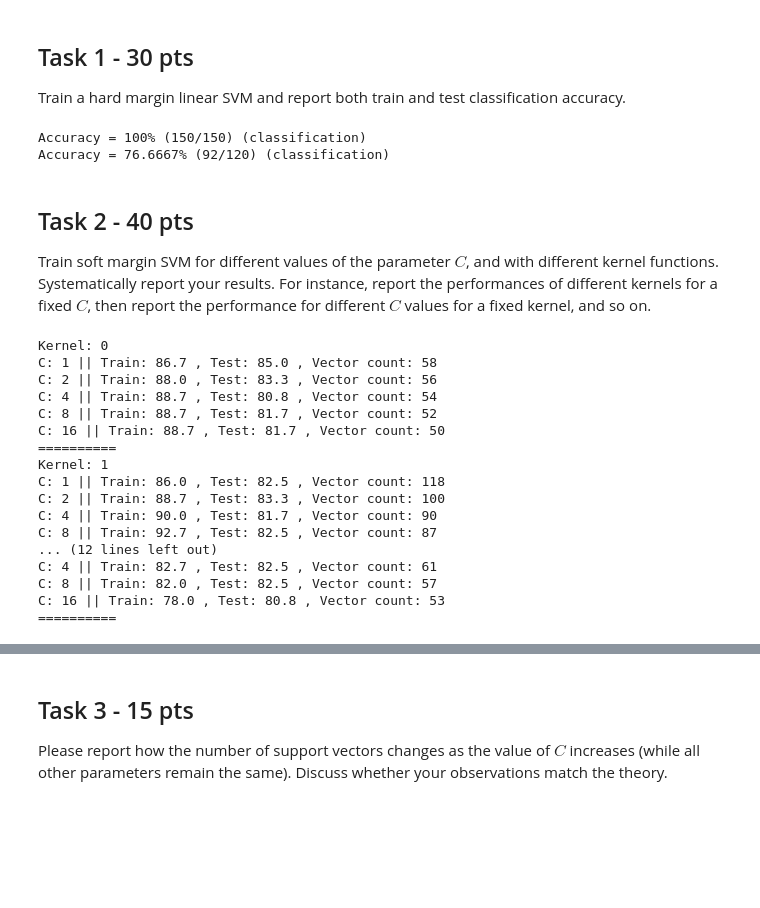
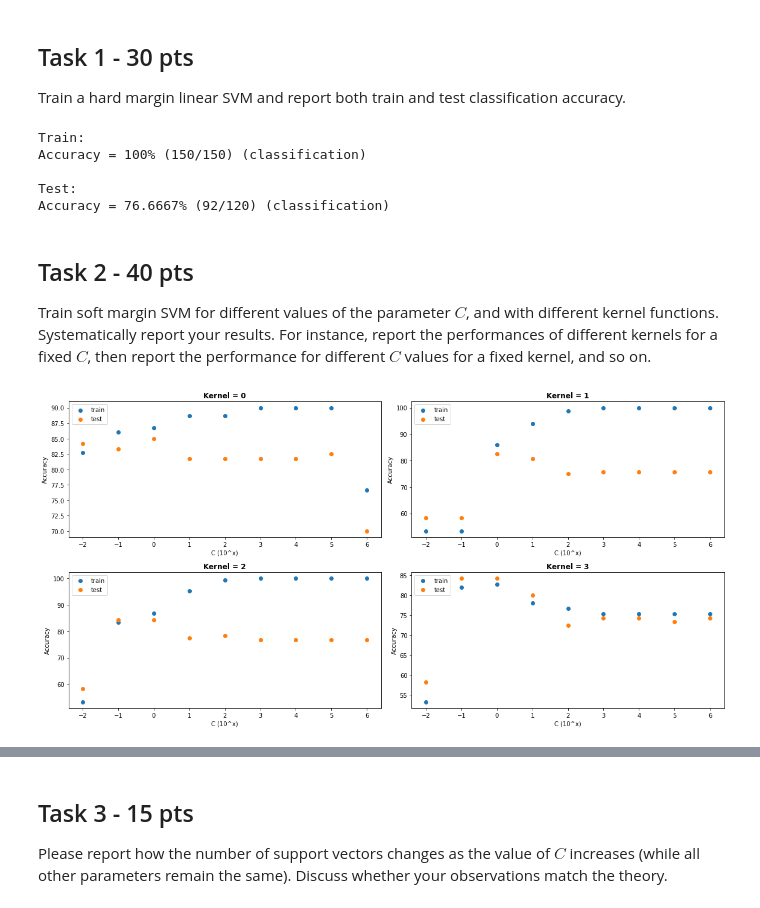
Before and after one commit to emirhansarac29/MachineBoys, a Jupyter notebook: project2/SolnTemplate.ipynb, the cells around one changed output, grey strips where cells are left out. Drawn from its saved outputs; the diff is of its cells as text; code cells hidden in the pictures; blank space fills up the shorter version.

Commit message:
Add charts and graphs.

```diff
--- a/project2/SolnTemplate.ipynb
+++ b/project2/SolnTemplate.ipynb
@@ -36,24 +54,28 @@ SVM_PROBLEM = svm_problem(train_y, train_x)
 hard_svm_parameter = svm_parameter('-c 999999999')
 hard_svm_model = svm_train(SVM_PROBLEM, hard_svm_parameter)
 
+print("Train:")
 train_res=svm_predict(train_y, train_x, hard_svm_model)
+print("\nTest:")
 test_res=svm_predict(test_y, test_x, hard_svm_model)
 
 # Accuracy:
 # print(train_res[1][0])
 # print(test_res[1][0])
 # %% [output]
+Train:
 Accuracy = 100% (150/150) (classification)
+
+Test:
 Accuracy = 76.6667% (92/120) (classification)
 # %% [markdown]
 ## Task 2 - 40 pts
 
 Train soft margin SVM for different values of the parameter $C$, and with different kernel functions. Systematically report your results. For instance, report the performances of different kernels for a fixed $C$, then report the performance for different $C$ values for a fixed kernel, and so on.
 # %%
-kernels = [0,1,2,3]
+kernels = range(4)
 
-# Realistic c values needed here. Current value list contains powers of 2.
-c_vals = [2**x for x in range(5)]
+c_vals = [10**x for x in range(-2,7)]
 
 results = {}
 for k in kernels:
@@ -69,26 +91,27 @@ for k in kernels:
         k_res[c] = (train_res[1][0], test_res[1][0], soft_svm_model)
     results[k] = k_res
 # %%
+data_points = []
 for k,res in results.items():
-    print("Kernel:",k)
     for c,r in res.items():
-        print("C:", c, "|| Train:", round(r[0], 1), ", Test:", round(r[1], 1), ", Vector count:", len(r[2].get_sv_indices()))
-    print("==========")
+        data_points.append([k,c,round(r[0], 1),round(r[1], 1),len(r[2].get_sv_indices())])
-# %% [output]
-Kernel: 0
-C: 1 || Train: 86.7 , Test: 85.0 , Vector count: 58
-C: 2 || Train: 88.0 , Test: 83.3 , Vector count: 56
-C: 4 || Train: 88.7 , Test: 80.8 , Vector count: 54
-C: 8 || Train: 88.7 , Test: 81.7 , Vector count: 52
-C: 16 || Train: 88.7 , Test: 81.7 , Vector count: 50
-==========
-Kernel: 1
-C: 1 || Train: 86.0 , Test: 82.5 , Vector count: 118
-C: 2 || Train: 88.7 , Test: 83.3 , Vector count: 100
-C: 4 || Train: 90.0 , Test: 81.7 , Vector count: 90
-C: 8 || Train: 92.7 , Test: 82.5 , Vector count: 87
-... (12 lines left out)
-C: 4 || Train: 82.7 , Test: 82.5 , Vector count: 61
-C: 8 || Train: 82.0 , Test: 82.5 , Vector count: 57
-C: 16 || Train: 78.0 , Test: 80.8 , Vector count: 53
-==========
+# %%
+# Graphs grouped by kernel.
+n = np.array(data_points)
+plt.figure(figsize=(16,8))
+for i in range(4):
+    ax=plt.subplot(2, 2, i+1)
+    sub_data = n[np.where(n[:,0] == i)] # i stands for the kernel.
+    x = [math.log(y,10) for y in c_vals]
+    y1 = sub_data[:,2] # train
+    y2 = sub_data[:,3] # test
+    ax.scatter(x, y1)
+    ax.scatter(x, y2)
+    ax.legend(['train', 'test'], loc='upper left')
+    ax.set_xlabel('C (10^x)')
+    ax.set_ylabel('Accuracy')
+    ax.set_title('Kernel = {}'.format(i),fontweight="bold")
+plt.tight_layout()
+plt.show()
+# %% [output]
+[figure, added]
```
Also changed, not shown: parts of 10 cells of this notebook.
